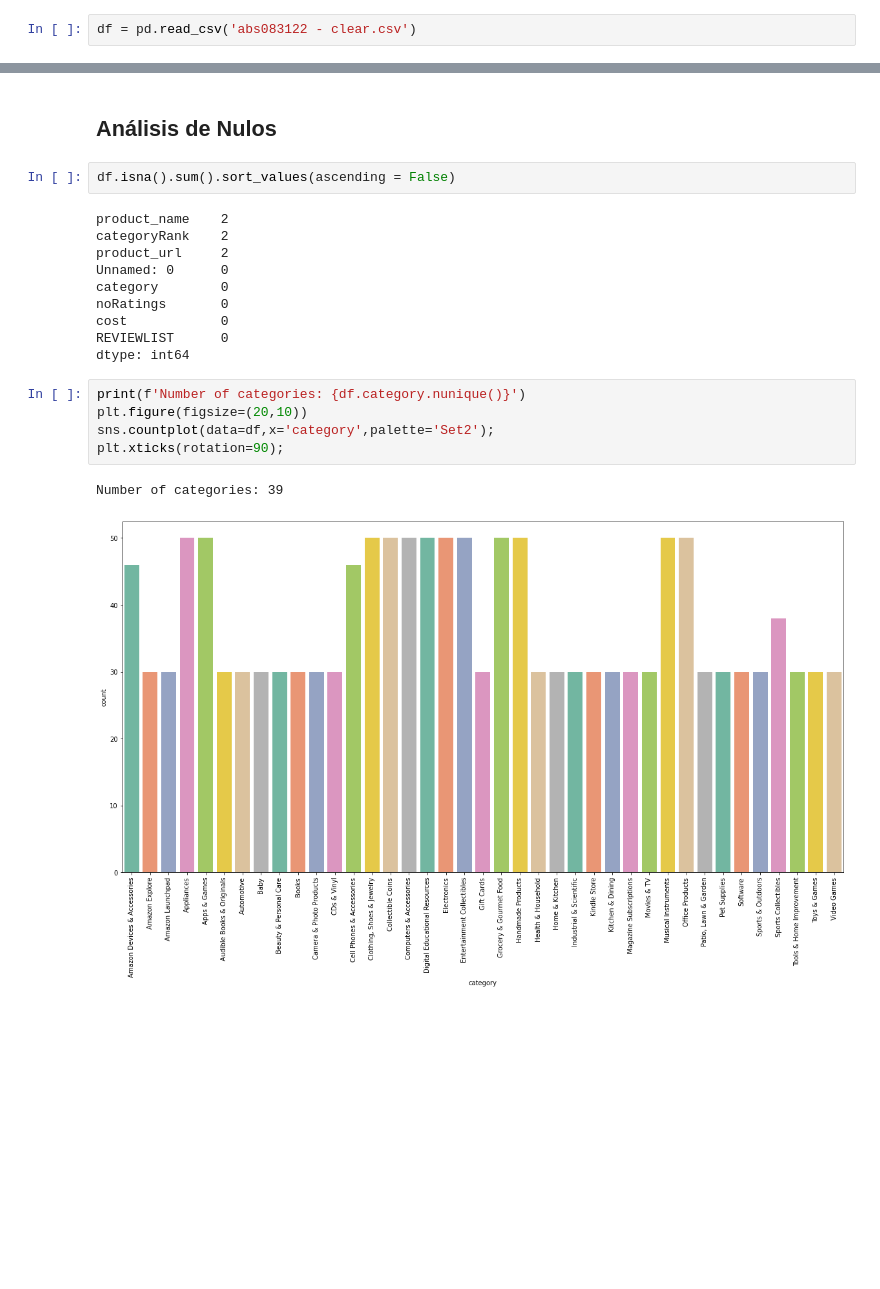
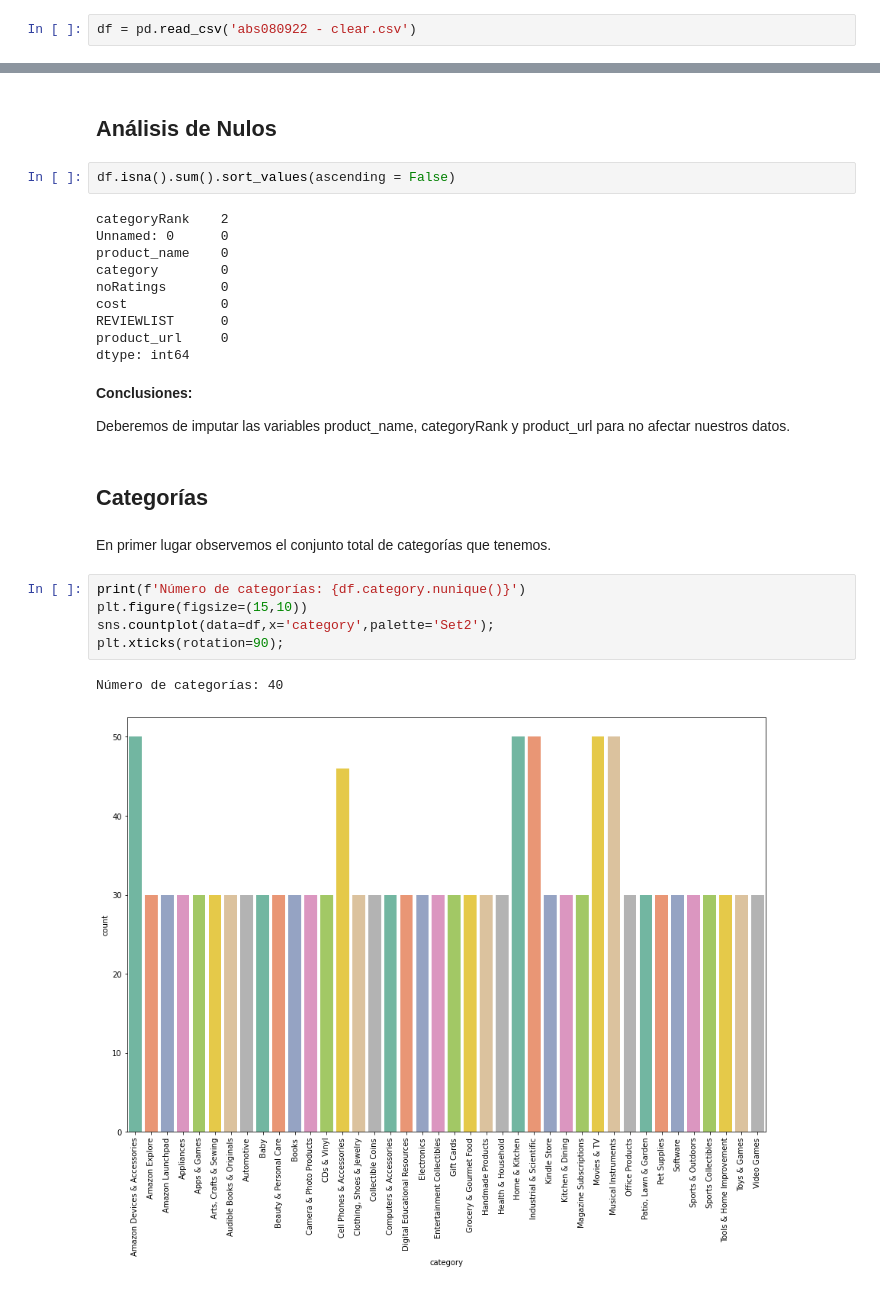
Before and after one commit to PosgradoMNA/actividades-del-projecto-teammexcol, a Jupyter notebook: proyecto-ventas-amazon/semana1-amazon.ipynb, the cells around one changed output, grey strips where cells are left out. Drawn from its saved outputs; the diff is of its cells as text; blank space fills up the shorter version.

```diff
--- a/proyecto-ventas-amazon/semana1-amazon.ipynb
+++ b/proyecto-ventas-amazon/semana1-amazon.ipynb
@@ -62,7 +61,7 @@ import seaborn as sns
 # %% [markdown]
 ## Leyendo información
 # %%
-df = pd.read_csv('abs083122 - clear.csv')
+df = pd.read_csv('abs080922 - clear.csv')
 # %% [markdown]
 ## Preparación de datos
 # %%
@@ -105,20 +130,28 @@ Tenemos 8 variables disponibles
 # %%
 df.isna().sum().sort_values(ascending = False)
 # %% [output]
-product_name    2
 categoryRank    2
-product_url     2
 Unnamed: 0      0
+product_name    0
 category        0
 noRatings       0
 cost            0
 REVIEWLIST      0
+product_url     0
 dtype: int64
+# %% [markdown]
+**Conclusiones:**
+
+Deberemos de imputar las variables product_name, categoryRank y product_url para no afectar nuestros datos.
+# %% [markdown]
+## Categorías
+# %% [markdown]
+En primer lugar observemos el conjunto total de categorías que tenemos.
 # %%
-print(f'Number of categories: {df.category.nunique()}')
-plt.figure(figsize=(20,10))
+print(f'Número de categorías: {df.category.nunique()}')
+plt.figure(figsize=(15,10))
 sns.countplot(data=df,x='category',palette='Set2');
 plt.xticks(rotation=90);
 # %% [output]
-Number of categories: 39
+Número de categorías: 40
-[figure, old version]
+[figure, new version]
```
Also changed, not shown: parts of 8 cells of this notebook.
